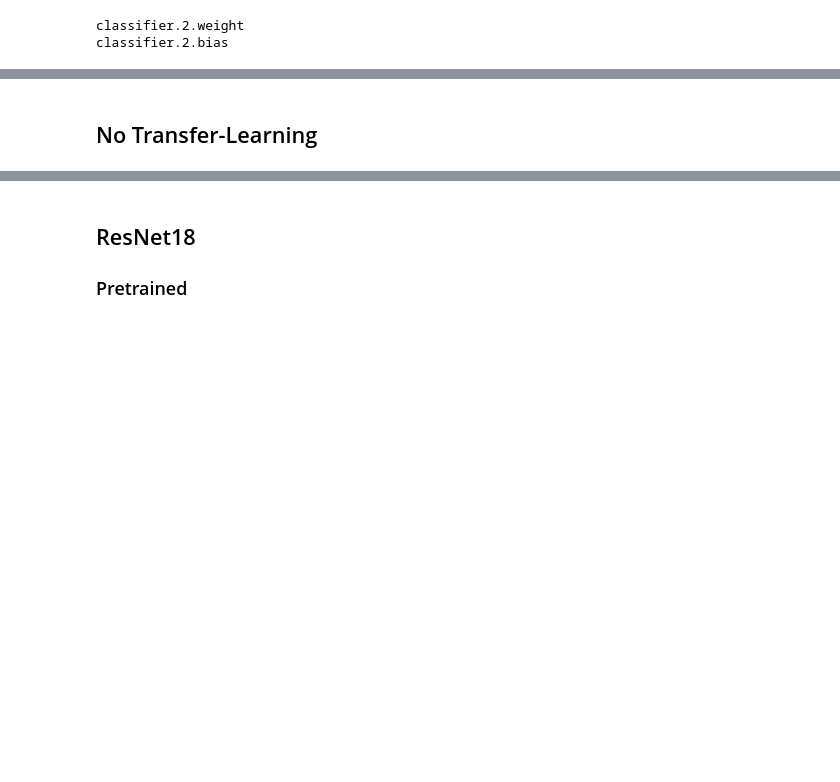
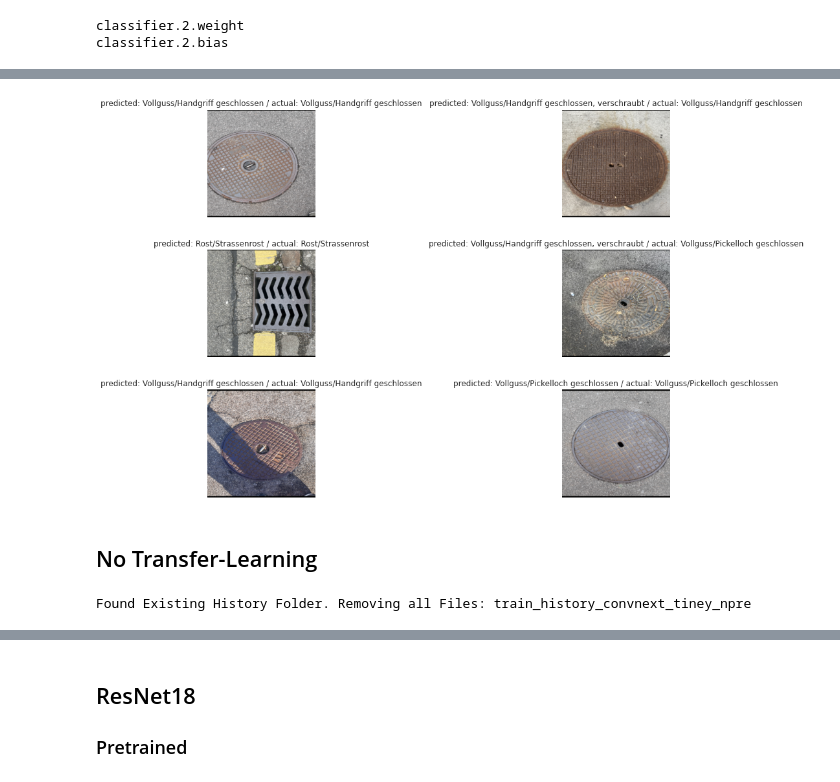
Before and after one commit to FiratSaritas/manhole-cover-classification, a Jupyter notebook: model/model_s.ipynb, the cells around one changed output, grey strips where cells are left out. Drawn from its saved outputs; the diff is of its cells as text; code cells hidden in the pictures; blank space fills up the shorter version.

```diff
--- a/model/model_s.ipynb
+++ b/model/model_s.ipynb
@@ -182,25 +208,0 @@ EvaluationPlots.plot_confusion_matrix(y_true, y_pred, dataloader_test.dataset.la
-# %%
-colors = sns.color_palette('Paired', 4)
-sns.set_style('white')
-
-fig = plt.subplots(figsize=(18, 5))
-
-sma = 50
-
-plt.subplot(1,2,1)
-mean_loss_folds = losses_adam.mean(axis=1)
-mean_loss_folds = mean_loss_folds.rolling(sma).mean()
-std_loss_folds = losses_adam.std(axis=1)
-std_loss_folds = std_loss_folds.rolling(sma).mean()
-
-p = sns.lineplot(x=mean_loss_folds.index, y=mean_loss_folds, label='Mean Batch', color=colors[1])
-p = sns.lineplot(x=mean_loss_folds.index, y=mean_loss_folds + std_loss_folds,
-                 label=r'$\pm1\sigma$', color=colors[0], linestyle='--', alpha=.5)
-p = sns.lineplot(x=mean_loss_folds.index, y=mean_loss_folds - std_loss_folds,
-                 color=colors[0], linestyle='--', alpha=.5)
-plt.text(x=mean_loss_folds.index[-1], y=mean_loss_folds.iloc[-1],
-         s=str(round(mean_loss_folds.iloc[-1], 2)), va='center')
-p.set_title(f'Loss over Batches Adam-Optimizer / SMA{50}',loc='left')
-p.set_xlabel('Batches')
-p.set_ylabel('Cross-Entropy Loss')
-sns.despine()
@@ -243,3 +209,9 @@ def visualize_model(self, model, dataloader, num_images=6, ncol=3,
+# %%
+EvaluationPlots.visualize_model(model=convnext.model,
+                                dataloader=dataloader_test,
+                                label_translator=dataloader_test.dataset.label_dict_r)
+# %% [output]
+[figure, added]
 # %% [markdown]
 ## No Transfer-Learning
 # %%
@@ -248,6 +220,10 @@ convnext_tiny_ = models.convnext_tiny(pretrained=False, progress=True)
 for param in convnext_tiny_.parameters():
     param.requires_grad = True
 # %%
-convnext_nopre = TrainingInterface(model=convnext_tiny_, name='ConvNext Tiny Not Pretrained')
+convnext = TrainingInterface(model=convnext_tiny_,
+                             name='convnext_tiney_npre',
+                             history=True)
+# %% [output]
+Found Existing History Folder. Removing all Files: train_history_convnext_tiney_npre
 # %%
 criterion = nn.CrossEntropyLoss()
```
Also changed, not shown: parts of 54 cells of this notebook, 2 other files.
